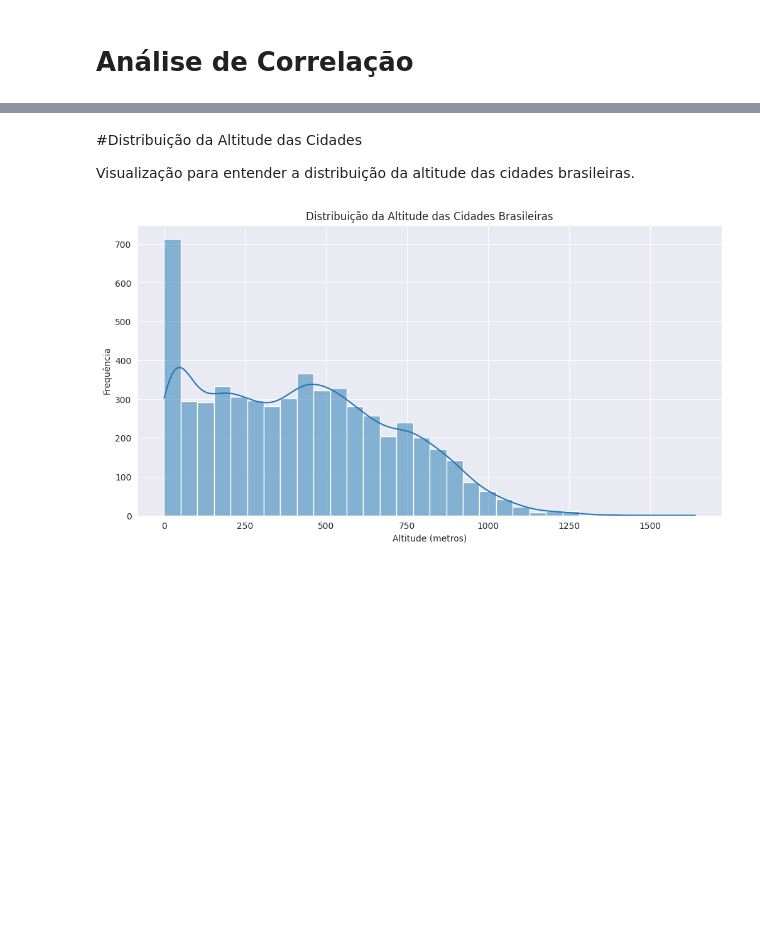
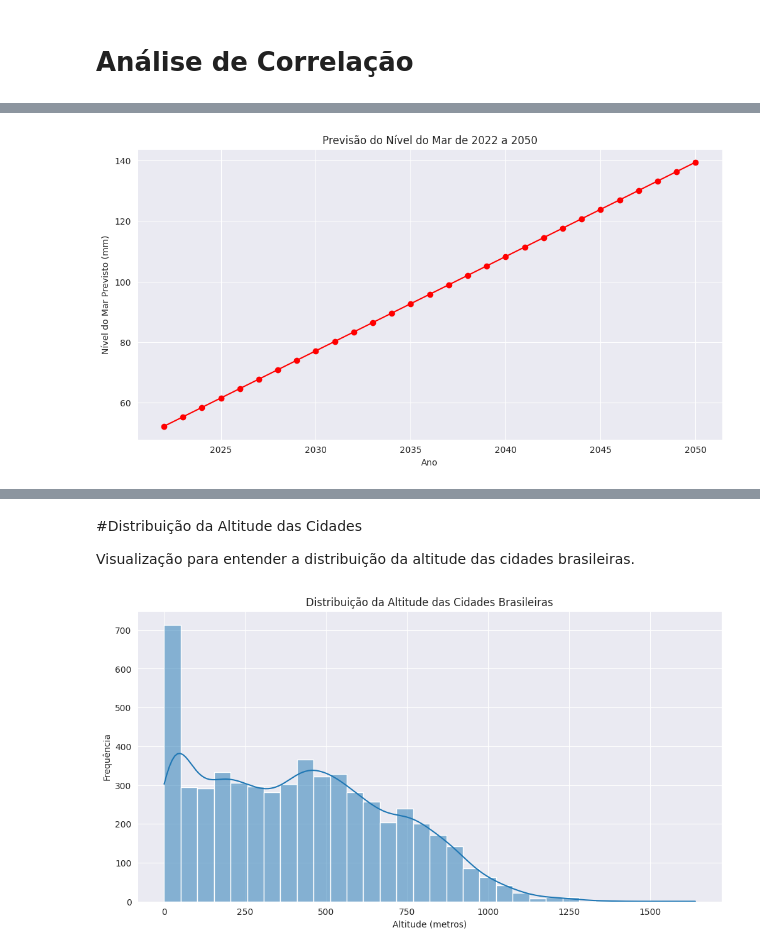
Before and after one commit to castrokelly/eEDB-001-2023-4, a Jupyter notebook: Cidades_Submersas.ipynb, the cells around one changed output, grey strips where cells are left out. Saved outputs shown, nothing was run; the diff lists cells and outputs as text; code cells hidden in the pictures; blank space fills up the shorter version.

```diff
--- a/Cidades_Submersas.ipynb
+++ b/Cidades_Submersas.ipynb
@@ -362,0 +395,17 @@ Correlação entre Altitude e Nível do Mar Mais Recente: nan
+# %%
+# Definindo o intervalo de anos para a previsão do nível do mar
+future_years_extended = np.arange(2022, 2051).reshape(-1, 1)
+
+# Realizando as previsões do nível do mar para os anos futuros
+predicted_sea_levels_extended = model.predict(future_years_extended)
+
+# Criando o gráfico com a previsão do nível do mar
+plt.figure(figsize=(12, 6))
+plt.plot(future_years_extended, predicted_sea_levels_extended, marker='o', color='red')
+plt.title('Previsão do Nível do Mar de 2022 a 2050')
+plt.xlabel('Ano')
+plt.ylabel('Nível do Mar Previsto (mm)')
+plt.grid(True)
+plt.show()
+# %% [output]
+[figure, added]
```
Also changed, not shown: parts of 15 cells of this notebook.
